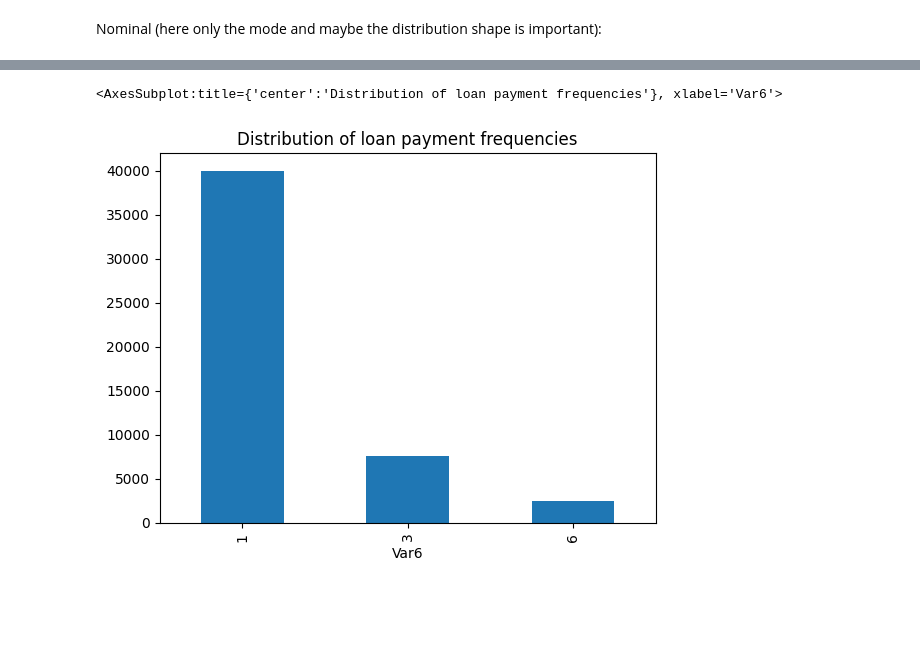
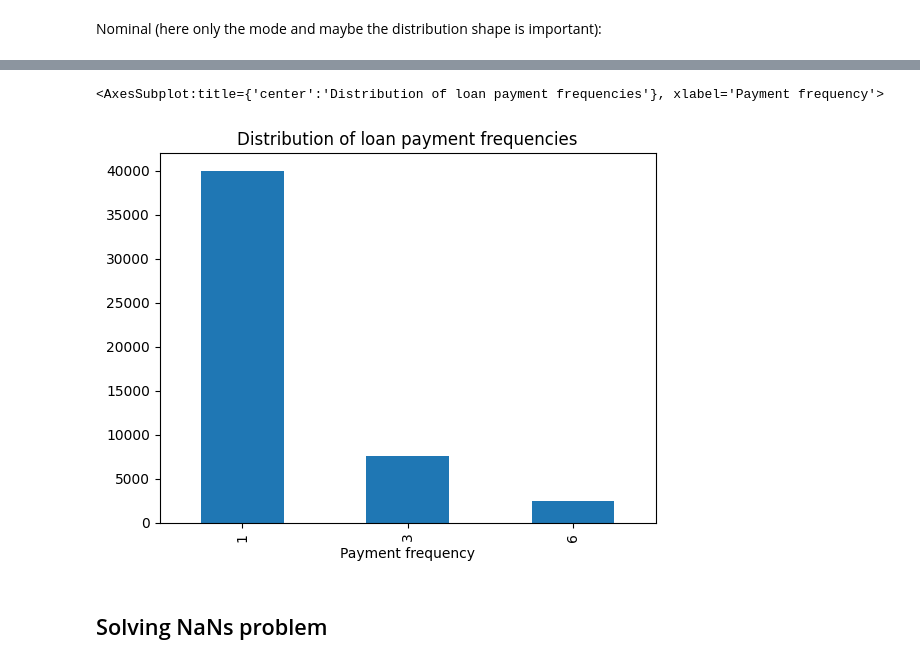
Before and after one commit to Sillem/ING-den, a Jupyter notebook: analysis.ipynb, the cells around one changed output, grey strips where cells are left out. Saved outputs shown, nothing was run; the diff lists cells and outputs as text; code cells hidden in the pictures; blank space fills up the shorter version.

```diff
--- a/analysis.ipynb
+++ b/analysis.ipynb
@@ -370,5 +356,7 @@ train_data['Var14'].value_counts().plot.bar(title="Distribution of martial statu
 # %%
-train_data["Var6"].value_counts().plot.bar(title="Distribution of loan payment frequencies")
+train_data["Payment frequency"].value_counts().plot.bar(title="Distribution of loan payment frequencies")
 # %% [output]
-<AxesSubplot:title={'center':'Distribution of loan payment frequencies'}, xlabel='Var6'>
+<AxesSubplot:title={'center':'Distribution of loan payment frequencies'}, xlabel='Payment frequency'>
-[figure, old version]
+[figure, new version]
+# %% [markdown]
+## Solving NaNs problem
```
Also changed, not shown: parts of 22 cells of this notebook, 1 other file.
